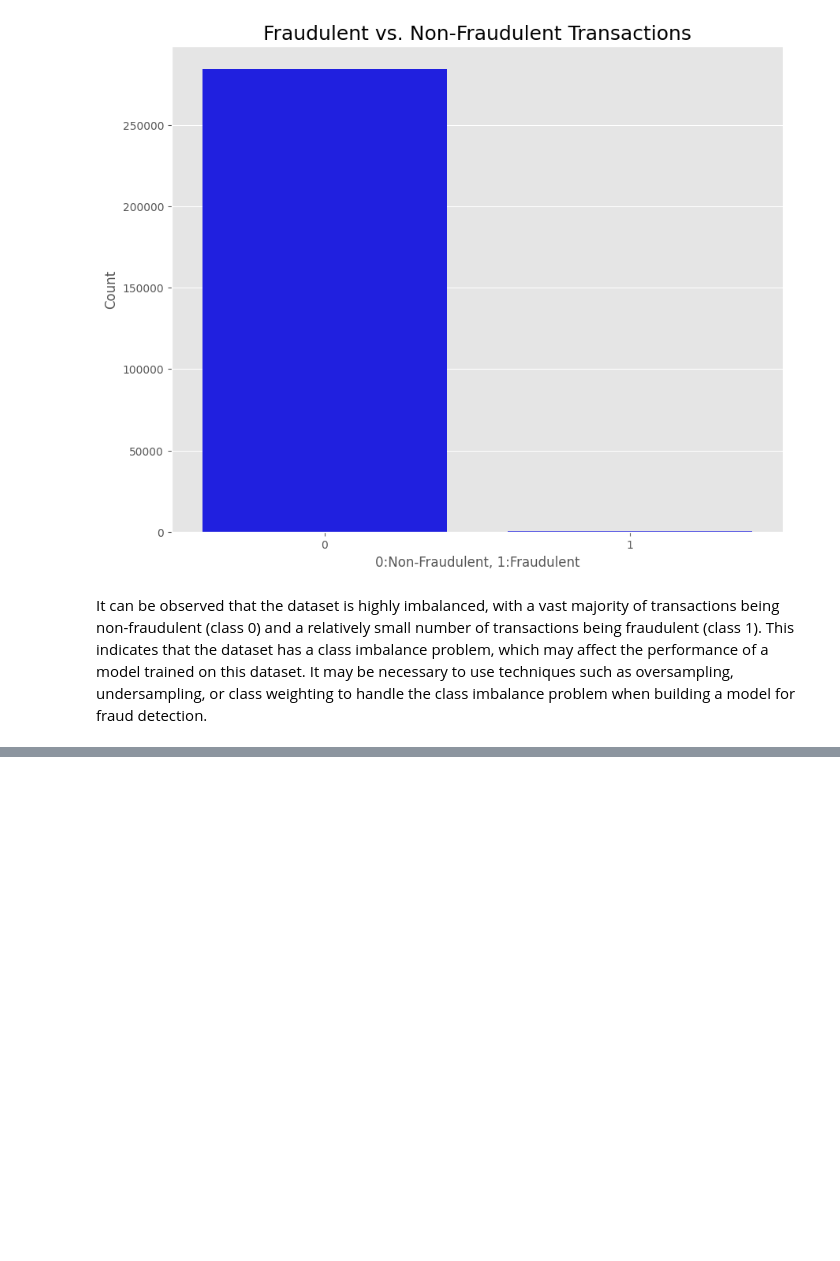
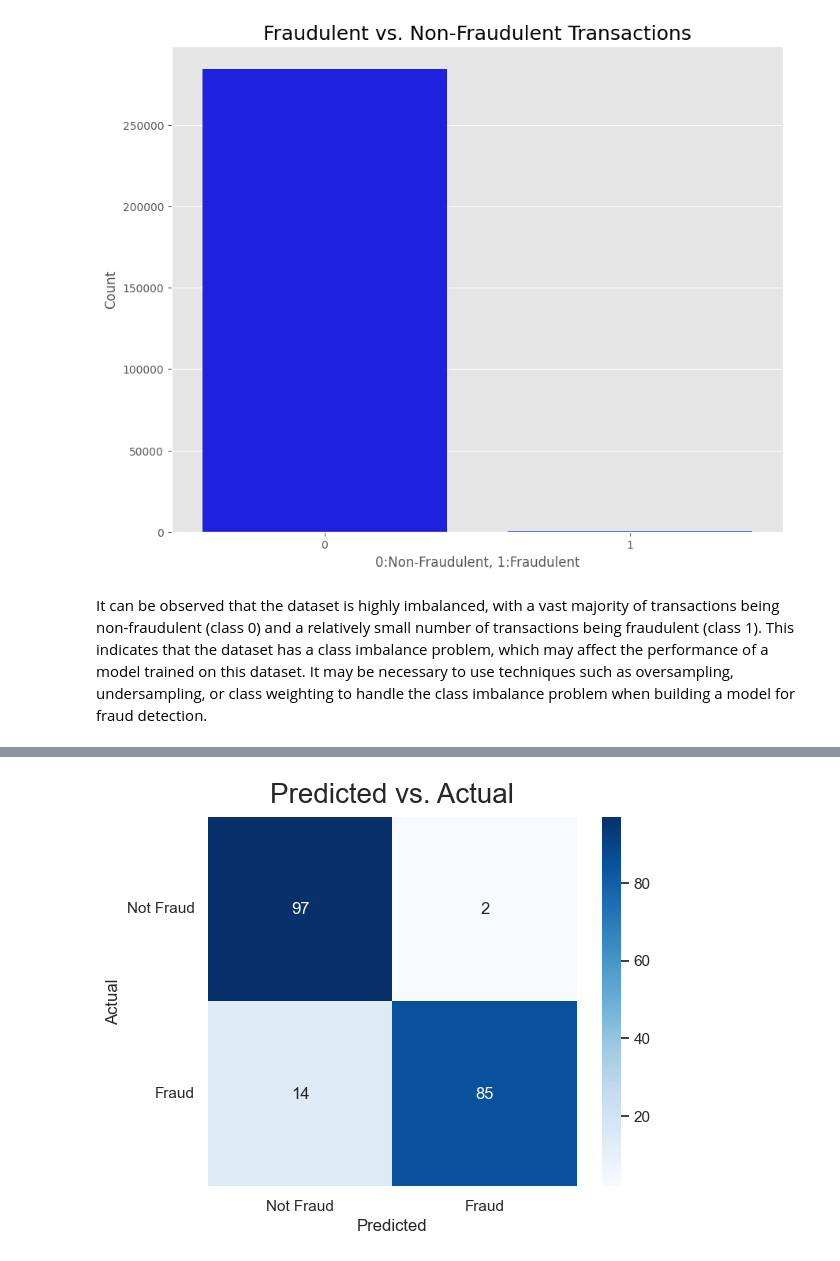
Before and after one commit to coderjolly/fraud-detection-credit-card, a Jupyter notebook: notebooks/credit-card-fraud-detection.ipynb, the cells around one changed output, grey strips where cells are left out. Drawn from its saved outputs; the diff is of its cells as text; code cells hidden in the pictures; blank space fills up the shorter version.

```diff
--- a/notebooks/credit-card-fraud-detection.ipynb
+++ b/notebooks/credit-card-fraud-detection.ipynb
@@ -149,0 +177,6 @@ It can be observed that the dataset is highly imbalanced, with a vast majority o
+# %%
+# Drop the 'Class' column to prepare data for splitting
+data = df.drop(columns=['Class'])
+
+# Get the target variable
+answer = df['Class']
@@ -149,0 +213,10 @@ It can be observed that the dataset is highly imbalanced, with a vast majority o
+# %%
+# Logistic Regression
+# Run CV with 5 folds (logit)
+penalty = ['l2']
+C = np.logspace(0, 4, 10, 100, 1000)
+param_grid = dict(C=C, penalty=penalty)
+
+logistic = linear_model.LogisticRegression(solver='lbfgs', max_iter=10000)
+logistic_grid = GridSearchCV(logistic, param_grid, cv=5, scoring='roc_auc', verbose=10, n_jobs=-1)
+logistic_grid.fit(X_train_under, y_train_under)
@@ -149,0 +249,10 @@ It can be observed that the dataset is highly imbalanced, with a vast majority o
+# %%
+# # Support Vector Machine (SVM)
+# # Run CV with 5 folds (SVM)
+C = [1]
+gammas = [0.001, 0.1]
+param_grid = dict(C=C, gamma=gammas)
+
+svm1 = svm.SVC(kernel='rbf', probability=True)
+svm_grid = GridSearchCV(svm1, param_grid, cv=5, scoring='roc_auc', verbose=10, n_jobs=-1)
+svm_grid.fit(X_train_under, y_train_under)
@@ -149,0 +289,15 @@ It can be observed that the dataset is highly imbalanced, with a vast majority o
+# %%
+# Random Forest
+# Run CV with 5 folds (Random Forest)
+# Create the parameter grid based on the results of random search
+param_grid = {
+    'max_depth': [5, 10, 15],
+    'max_features': ['sqrt'],
+    'min_samples_leaf': [10, 20],
+    'min_samples_split': [2, 5],
+    'n_estimators': [500, 700]
+}
+
+rf = RandomForestClassifier()
+rf_grid = GridSearchCV(rf, param_grid, cv=5, scoring='roc_auc', verbose=10, n_jobs=-1)
+rf_grid.fit(X_train_under,y_train_under)
@@ -149,0 +435,6 @@ It can be observed that the dataset is highly imbalanced, with a vast majority o
+# %%
+# Create a confusion matrix for the Random Forest model on the validation data(0.421)
+make_confusion_matrix_val(rf_grid)
+plt.savefig('confusion_matrix_val_random_forest.png')
+# %% [output]
+[figure, added]
```
Also changed, not shown: parts of 33 cells of this notebook, 7 other files.
